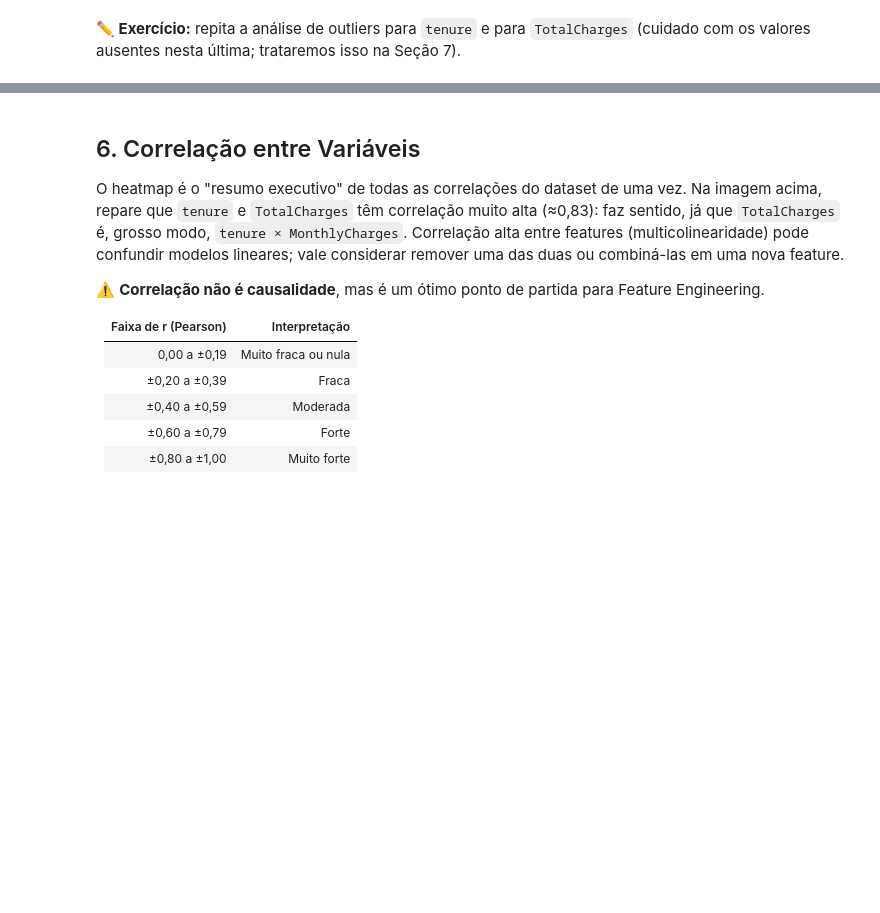
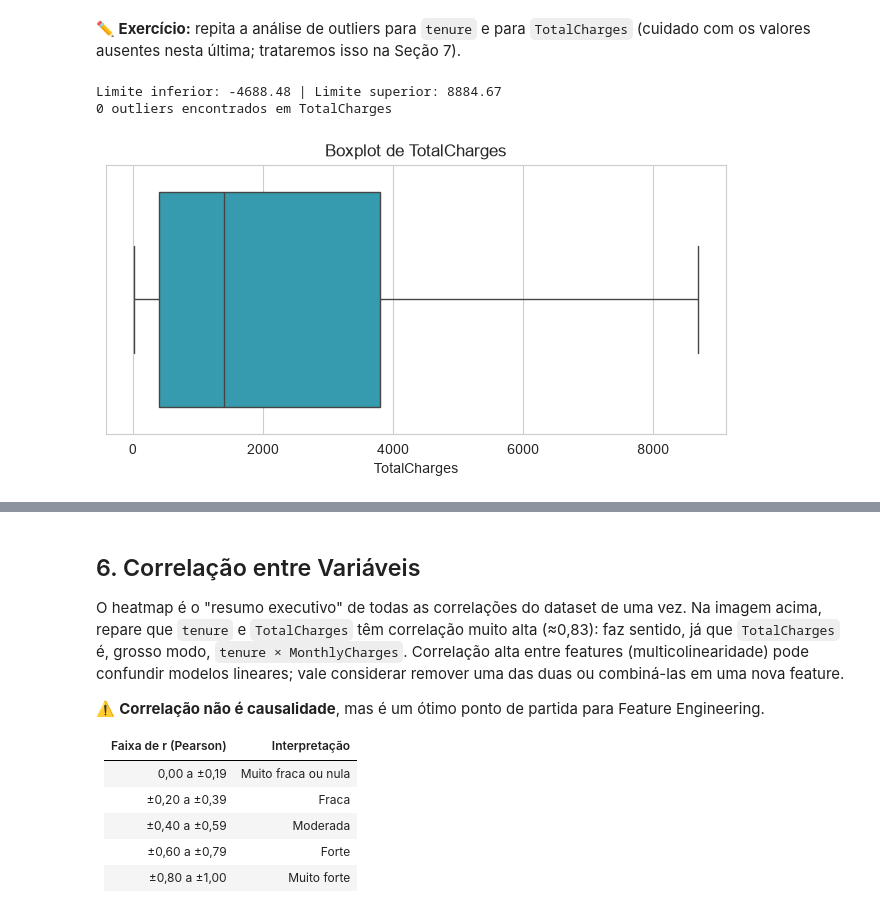
Before and after one commit to LucasS20/Generative-AI-and-Applications-with-LLMs-postgraduate, a Jupyter notebook: 01-Machine-Learning/Assignments/01-EDA-feature-engineering/tarefa_1_eda.ipynb, the cells around one changed output, grey strips where cells are left out. Drawn from its saved outputs; the diff is of its cells as text; code cells hidden in the pictures; blank space fills up the shorter version.

```diff
--- a/01-Machine-Learning/Assignments/01-EDA-feature-engineering/tarefa_1_eda.ipynb
+++ b/01-Machine-Learning/Assignments/01-EDA-feature-engineering/tarefa_1_eda.ipynb
@@ -234,3 +328,22 @@ plt.show()
 valores ausentes nesta última; trataremos isso na Seção 7).
 # %%
 # Espaço para o seu exercício: repita a detecção de outliers (IQR) para tenure e TotalCharges
+Q1 = df["TotalCharges"].quantile(0.25)
+Q3 = df["TotalCharges"].quantile(0.75)
+IQR = Q3 - Q1
+
+limite_inferior = Q1 - 1.5 * IQR
+limite_superior = Q3 + 1.5 * IQR
+
+outliers = df[(df["TotalCharges"] < limite_inferior) | (df["TotalCharges"] > limite_superior)]
+print(f"Limite inferior: {limite_inferior:.2f} | Limite superior: {limite_superior:.2f}")
+print(f"{len(outliers)} outliers encontrados em TotalCharges")
+
+plt.figure(figsize=(8, 3.5))
+sns.boxplot(x=df["TotalCharges"], color=TEAL)
+plt.title("Boxplot de TotalCharges")
+plt.show()
+# %% [output]
+Limite inferior: -4688.48 | Limite superior: 8884.67
+0 outliers encontrados em TotalCharges
+[figure, added]
```
Also changed, not shown: parts of 17 cells of this notebook, 2 other files.
